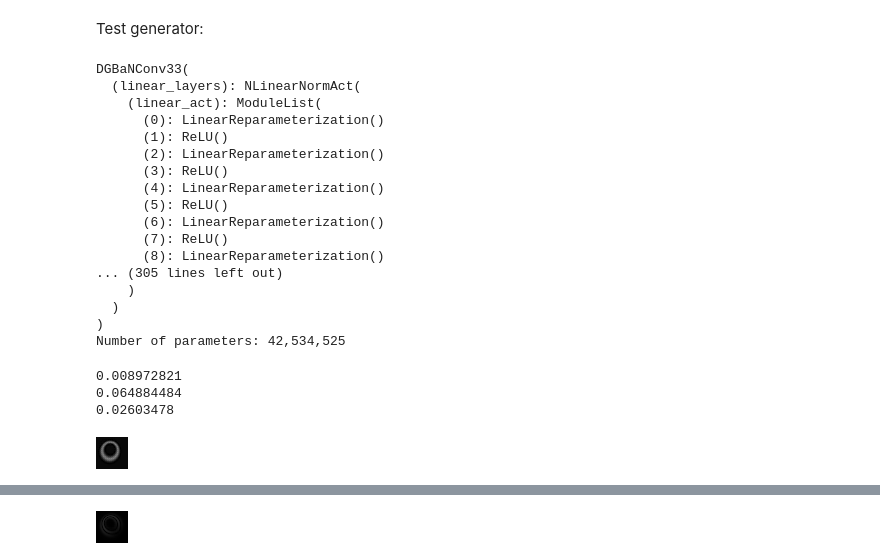
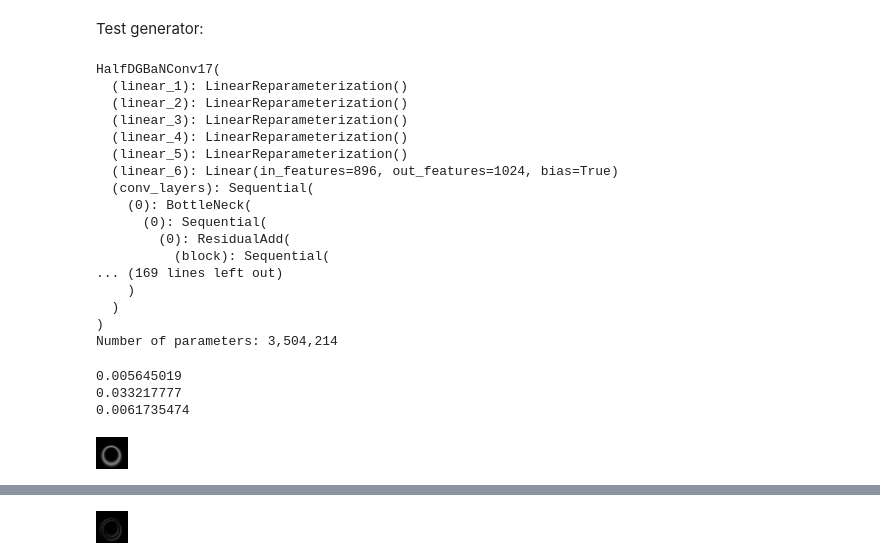
Before and after one commit to Bloomistell/DGBaN, a Jupyter notebook: test_model.ipynb, the cells around one changed output, grey strips where cells are left out. Cells and saved outputs as stored; diff of their text form; code cells hidden in the pictures.

```diff
--- a/test_model.ipynb
+++ b/test_model.ipynb
@@ -22,8 +25,8 @@ from utils import *
 # %% [markdown]
 Load dataset:
 # %%
-data_size = 2_097_152
-data_gen = single_random_ring(N=32)
+data_size = 1_000_000
+data_gen = SingleRandomRing(N=32)
 X, y = data_gen.generate_dataset(data_size=data_size, noise=True, sigma=0.3, features_degree=2, seed=42, device='cpu', test_return=True)
 data_gen.noise_delta
 # %% [output]
@@ -54,11 +60,11 @@ Image.fromarray((imgs[0] * 255 / imgs[0].max()).astype(np.uint8))
 Test generator:
 # %%
 # load generator
-generator = DGBaNConv33()
+generator = HalfDGBaNConv17()
 # generator = torch.compile(generator)
 
 pre_trained_weights = torch.load(
-    '../save_data/single_random_ring/Adam_mse_loss_0/DGBaNConv33_no_activation_function/DGBaNConv33_no_activation_function_10.pt',
+    '../save_data/SingleRandomRing/Adam_mse_loss_0/HalfDGBaNConv17_no_activation_function/HalfDGBaNConv17_no_activation_function_4.pt',
     map_location=torch.device('cpu')
 )
 generator.load_state_dict(pre_trained_weights)
@@ -66,40 +72,40 @@ generator.load_state_dict(pre_trained_weights)
 print(generator.eval())
 print(f'Number of parameters: {count_params(generator):,}')
 # %% [output]
-DGBaNConv33(
-  (linear_layers): NLinearNormAct(
-    (linear_act): ModuleList(
-      (0): LinearReparameterization()
-      (1): ReLU()
-      (2): LinearReparameterization()
-      (3): ReLU()
-      (4): LinearReparameterization()
-      (5): ReLU()
-      (6): LinearReparameterization()
-      (7): ReLU()
-      (8): LinearReparameterization()
-... (305 lines left out)
+HalfDGBaNConv17(
+  (linear_1): LinearReparameterization()
+  (linear_2): LinearReparameterization()
+  (linear_3): LinearReparameterization()
+  (linear_4): LinearReparameterization()
+  (linear_5): LinearReparameterization()
+  (linear_6): Linear(in_features=896, out_features=1024, bias=True)
+  (conv_layers): Sequential(
+    (0): BottleNeck(
+      (0): Sequential(
+        (0): ResidualAdd(
+          (block): Sequential(
+... (169 lines left out)
     )
   )
 )
-Number of parameters: 42,534,525
+Number of parameters: 3,504,214
 # %%
 mse_loss = []
 l1_loss = []
 AbsMeanDelta = []
 for i in range(1):
     y_pred = generator(torch.Tensor(transformed_features[:1]))[0].detach().numpy().squeeze()
     mse_loss.append(((y_pred - imgs[0])**2).mean())
     l1_loss.append(abs(y_pred - imgs[0]).mean())
     AbsMeanDelta.append(abs((y_pred - imgs[0]).mean()))
 
 print(np.mean(mse_loss))
 print(np.mean(l1_loss))
 print(np.mean(AbsMeanDelta))
-Image.fromarray(abs(y_pred * 255).astype(np.uint8))
+Image.fromarray(abs(y_pred.reshape((32, 32)) * 255).astype(np.uint8))
 # %% [output]
-0.008972821
-0.064884484
-0.02603478
+0.005645019
+0.033217777
+0.0061735474
-[figure, old version]
+[figure, new version]
 # %%
```
Also changed, not shown: parts of 8 cells of this notebook, 2 other files.
